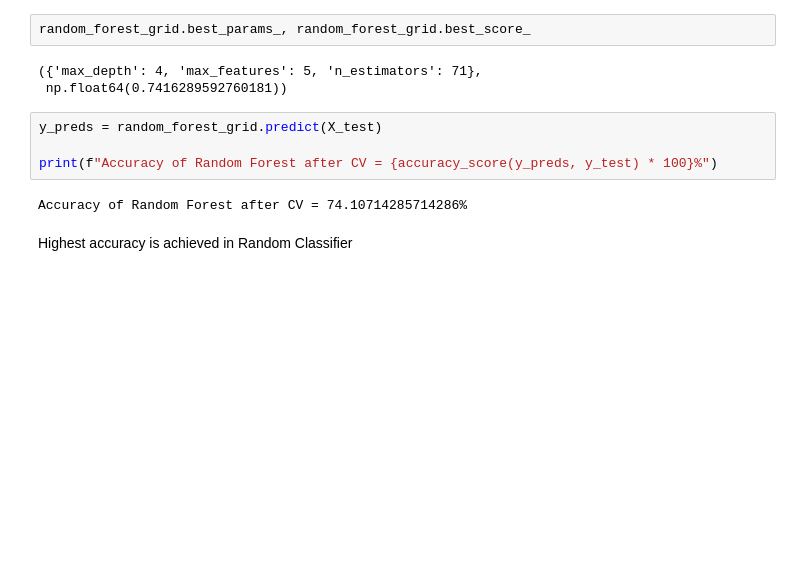
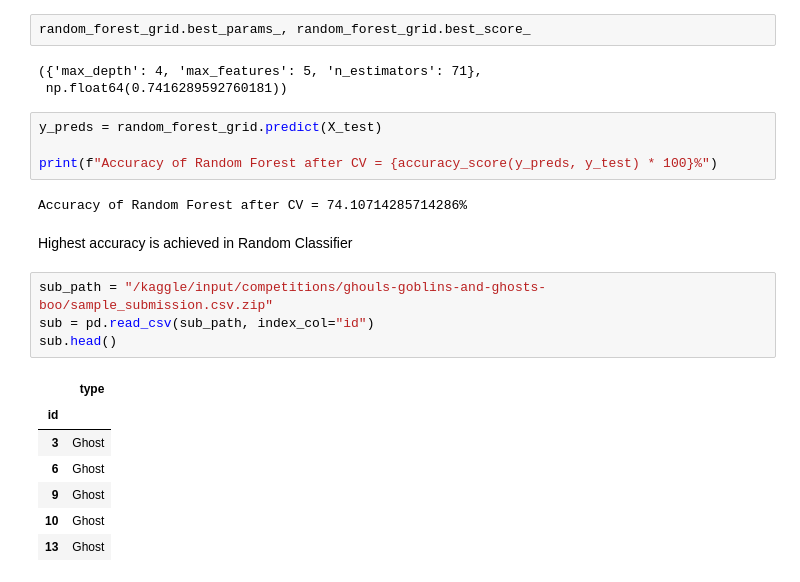
Before and after one commit to Sam-2503/Ghosts-Classifier, a Jupyter notebook: notebook.ipynb, the cells around one changed output. Saved outputs shown, nothing was run; the diff lists cells and outputs as text; blank space fills up the shorter version.

```diff
--- a/notebook.ipynb
+++ b/notebook.ipynb
@@ -208,3 +208,15 @@ print(f"Accuracy of Random Forest after CV = {accuracy_score(y_preds, y_test) *
 Accuracy of Random Forest after CV = 74.10714285714286%
 # %% [markdown]
 Highest accuracy is achieved in Random Classifier
+# %%
+sub_path = "/kaggle/input/competitions/ghouls-goblins-and-ghosts-boo/sample_submission.csv.zip"
+sub = pd.read_csv(sub_path, index_col="id")
+sub.head()
+# %% [output]
+|  | type |
+| id |  |
+| 3 | Ghost |
+| 6 | Ghost |
+| 9 | Ghost |
+| 10 | Ghost |
+| 13 | Ghost |
```
Also changed, not shown: parts of 8 cells of this notebook.
